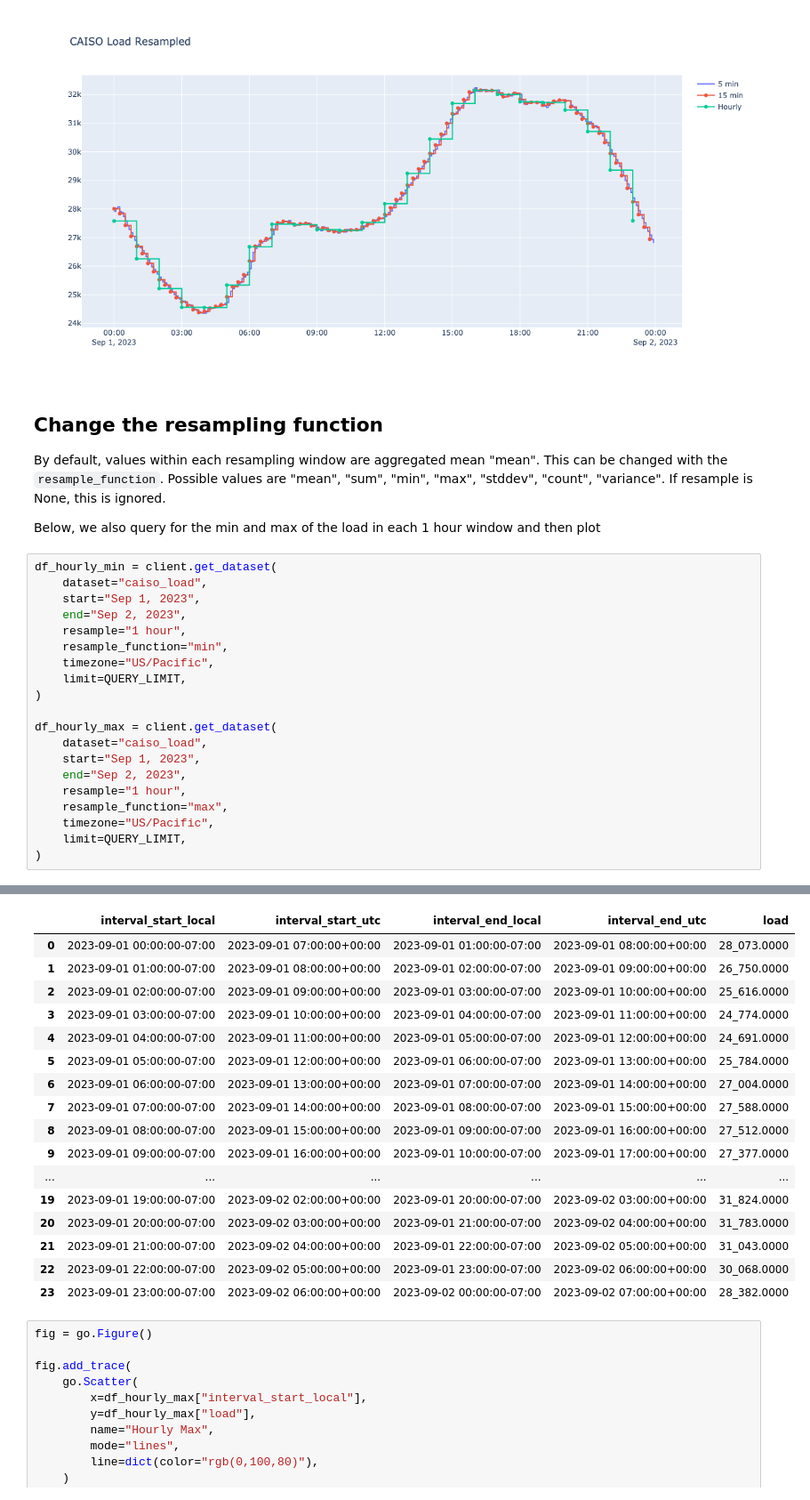
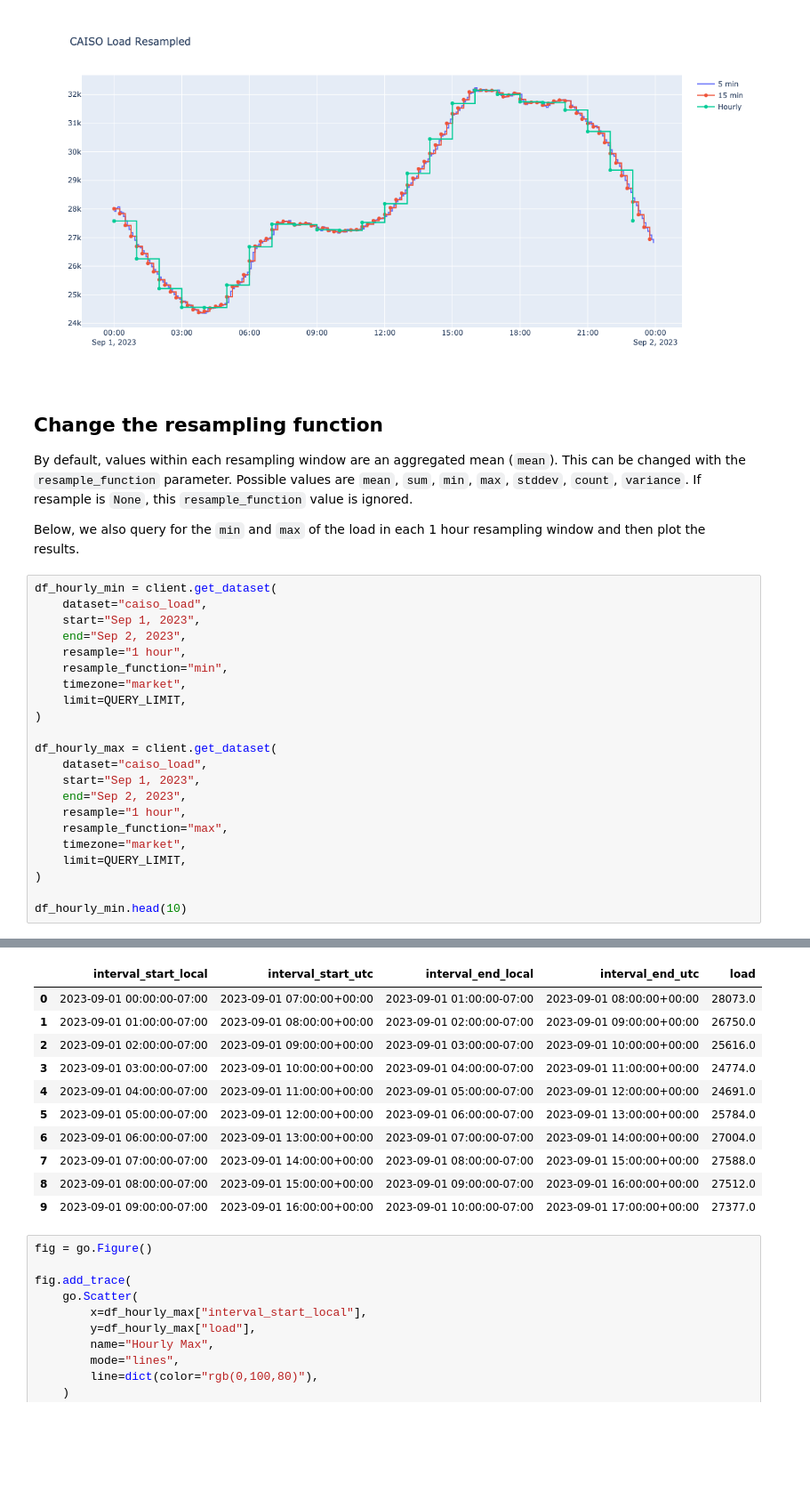
Before and after one commit to gridstatus/gridstatusio, a Jupyter notebook: Examples/6. Resampling Data.ipynb, the cells around one changed output, grey strips where cells are left out. Shown: that part at 89% size. Cells and saved outputs as stored; diff of their text form; blank space fills up the shorter version.

```diff
--- a/Examples/Resample Data.ipynb
+++ b/Examples/6. Resampling Data.ipynb
@@ -160,9 +164,9 @@ fig.show("png", width=1200, height=600)
 # %% [markdown]
 ## Change the resampling function
 
-By default, values within each resampling window are aggregated mean "mean". This can be changed with the `resample_function`. Possible values are "mean", "sum", "min", "max", "stddev", "count", "variance". If resample is None, this is ignored.
+By default, values within each resampling window are an aggregated mean (`mean`). This can be changed with the `resample_function` parameter. Possible values are `mean`, `sum`, `min`, `max`, `stddev`, `count`, `variance`. If resample is `None`, this `resample_function` value is ignored.
 
-Below, we also query for the min and max of the load in each 1 hour window and then plot
+Below, we also query for the `min` and `max` of the load in each 1 hour resampling window and then plot the results.
 # %%
 df_hourly_min = client.get_dataset(
     dataset="caiso_load",
@@ -170,7 +174,7 @@ df_hourly_min = client.get_dataset(
     end="Sep 2, 2023",
     resample="1 hour",
     resample_function="min",
-    timezone="US/Pacific",
+    timezone="market",
     limit=QUERY_LIMIT,
 )
 
@@ -180,7 +184,9 @@ df_hourly_max = client.get_dataset(
     end="Sep 2, 2023",
     resample="1 hour",
     resample_function="max",
-    timezone="US/Pacific",
+    timezone="market",
     limit=QUERY_LIMIT,
 )
+
+df_hourly_min.head(10)
 # %% [output]
@@ -195,20 +205,14 @@ Total number of rows: 24
 |  | interval_start_local | interval_start_utc | interval_end_local | interval_end_utc | load |
-| 0 | 2023-09-01 00:00:00-07:00 | 2023-09-01 07:00:00+00:00 | 2023-09-01 01:00:00-07:00 | 2023-09-01 08:00:00+00:00 | 28_073.0000 |
-| 1 | 2023-09-01 01:00:00-07:00 | 2023-09-01 08:00:00+00:00 | 2023-09-01 02:00:00-07:00 | 2023-09-01 09:00:00+00:00 | 26_750.0000 |
-| 2 | 2023-09-01 02:00:00-07:00 | 2023-09-01 09:00:00+00:00 | 2023-09-01 03:00:00-07:00 | 2023-09-01 10:00:00+00:00 | 25_616.0000 |
-| 3 | 2023-09-01 03:00:00-07:00 | 2023-09-01 10:00:00+00:00 | 2023-09-01 04:00:00-07:00 | 2023-09-01 11:00:00+00:00 | 24_774.0000 |
-| 4 | 2023-09-01 04:00:00-07:00 | 2023-09-01 11:00:00+00:00 | 2023-09-01 05:00:00-07:00 | 2023-09-01 12:00:00+00:00 | 24_691.0000 |
-| 5 | 2023-09-01 05:00:00-07:00 | 2023-09-01 12:00:00+00:00 | 2023-09-01 06:00:00-07:00 | 2023-09-01 13:00:00+00:00 | 25_784.0000 |
-| 6 | 2023-09-01 06:00:00-07:00 | 2023-09-01 13:00:00+00:00 | 2023-09-01 07:00:00-07:00 | 2023-09-01 14:00:00+00:00 | 27_004.0000 |
-| 7 | 2023-09-01 07:00:00-07:00 | 2023-09-01 14:00:00+00:00 | 2023-09-01 08:00:00-07:00 | 2023-09-01 15:00:00+00:00 | 27_588.0000 |
-| 8 | 2023-09-01 08:00:00-07:00 | 2023-09-01 15:00:00+00:00 | 2023-09-01 09:00:00-07:00 | 2023-09-01 16:00:00+00:00 | 27_512.0000 |
-| 9 | 2023-09-01 09:00:00-07:00 | 2023-09-01 16:00:00+00:00 | 2023-09-01 10:00:00-07:00 | 2023-09-01 17:00:00+00:00 | 27_377.0000 |
-| ... | ... | ... | ... | ... | ... |
-| 19 | 2023-09-01 19:00:00-07:00 | 2023-09-02 02:00:00+00:00 | 2023-09-01 20:00:00-07:00 | 2023-09-02 03:00:00+00:00 | 31_824.0000 |
-| 20 | 2023-09-01 20:00:00-07:00 | 2023-09-02 03:00:00+00:00 | 2023-09-01 21:00:00-07:00 | 2023-09-02 04:00:00+00:00 | 31_783.0000 |
-| 21 | 2023-09-01 21:00:00-07:00 | 2023-09-02 04:00:00+00:00 | 2023-09-01 22:00:00-07:00 | 2023-09-02 05:00:00+00:00 | 31_043.0000 |
-| 22 | 2023-09-01 22:00:00-07:00 | 2023-09-02 05:00:00+00:00 | 2023-09-01 23:00:00-07:00 | 2023-09-02 06:00:00+00:00 | 30_068.0000 |
-| 23 | 2023-09-01 23:00:00-07:00 | 2023-09-02 06:00:00+00:00 | 2023-09-02 00:00:00-07:00 | 2023-09-02 07:00:00+00:00 | 28_382.0000 |
+| 0 | 2023-09-01 00:00:00-07:00 | 2023-09-01 07:00:00+00:00 | 2023-09-01 01:00:00-07:00 | 2023-09-01 08:00:00+00:00 | 28073.0 |
+| 1 | 2023-09-01 01:00:00-07:00 | 2023-09-01 08:00:00+00:00 | 2023-09-01 02:00:00-07:00 | 2023-09-01 09:00:00+00:00 | 26750.0 |
+| 2 | 2023-09-01 02:00:00-07:00 | 2023-09-01 09:00:00+00:00 | 2023-09-01 03:00:00-07:00 | 2023-09-01 10:00:00+00:00 | 25616.0 |
+| 3 | 2023-09-01 03:00:00-07:00 | 2023-09-01 10:00:00+00:00 | 2023-09-01 04:00:00-07:00 | 2023-09-01 11:00:00+00:00 | 24774.0 |
+| 4 | 2023-09-01 04:00:00-07:00 | 2023-09-01 11:00:00+00:00 | 2023-09-01 05:00:00-07:00 | 2023-09-01 12:00:00+00:00 | 24691.0 |
+| 5 | 2023-09-01 05:00:00-07:00 | 2023-09-01 12:00:00+00:00 | 2023-09-01 06:00:00-07:00 | 2023-09-01 13:00:00+00:00 | 25784.0 |
+| 6 | 2023-09-01 06:00:00-07:00 | 2023-09-01 13:00:00+00:00 | 2023-09-01 07:00:00-07:00 | 2023-09-01 14:00:00+00:00 | 27004.0 |
+| 7 | 2023-09-01 07:00:00-07:00 | 2023-09-01 14:00:00+00:00 | 2023-09-01 08:00:00-07:00 | 2023-09-01 15:00:00+00:00 | 27588.0 |
+| 8 | 2023-09-01 08:00:00-07:00 | 2023-09-01 15:00:00+00:00 | 2023-09-01 09:00:00-07:00 | 2023-09-01 16:00:00+00:00 | 27512.0 |
+| 9 | 2023-09-01 09:00:00-07:00 | 2023-09-01 16:00:00+00:00 | 2023-09-01 10:00:00-07:00 | 2023-09-01 17:00:00+00:00 | 27377.0 |
 # %%
 fig = go.Figure()
 
```
Also changed, not shown: parts of 18 cells of this notebook, 2 other files.
